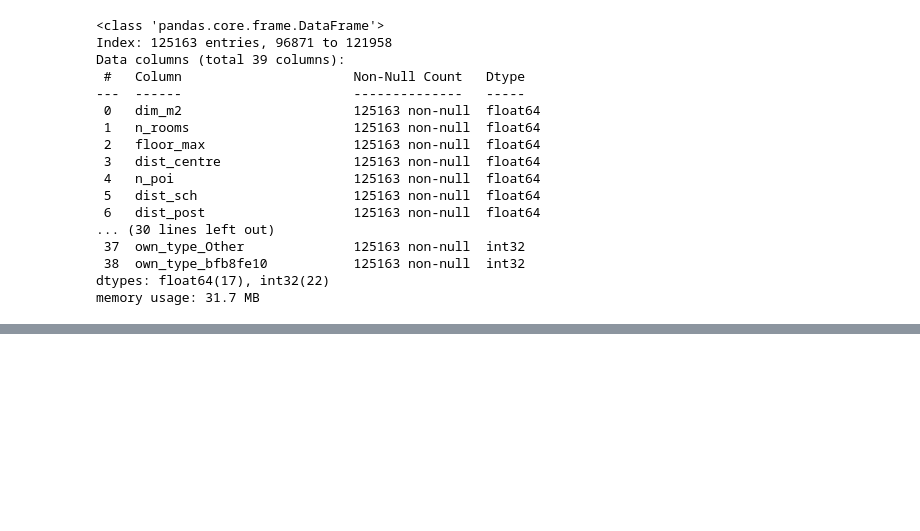
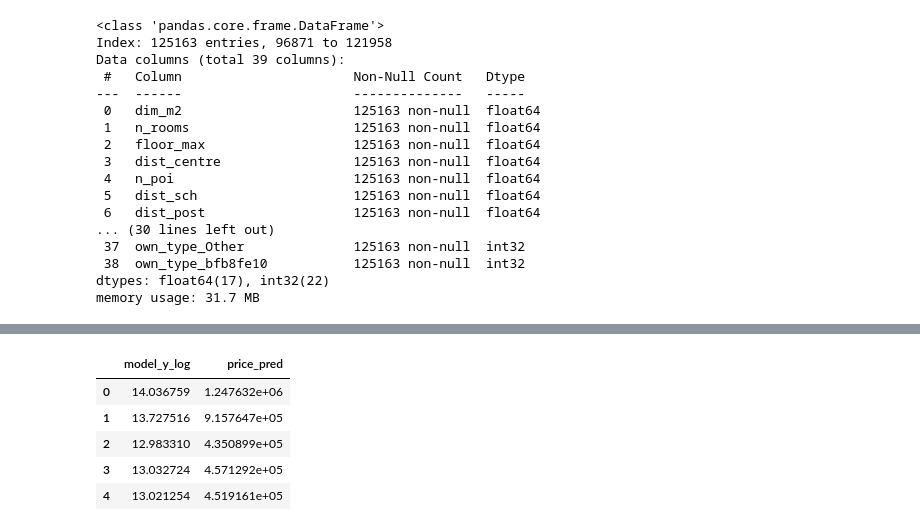
Before and after one commit to Mukhammadkodir27/Machine_Learning_Projects, a Jupyter notebook: Project-ML.ipynb, the cells around one changed output, grey strips where cells are left out. Saved outputs shown, nothing was run; the diff lists cells and outputs as text; code cells hidden in the pictures; blank space fills up the shorter version.

```diff
--- a/Project-ML.ipynb
+++ b/Project-ML.ipynb
@@ -1829,0 +1901,14 @@ memory usage: 31.7 MB
+# %%
+train_X_all = encoded_train.drop(columns=['price_z', 'dist_sch', 'dist_post',
+     'dist_kind', 'dist_rest', 'dist_pharma', 'floor_max', 'neighborhood_crime_rate',
+    'popularity_index', 'green_space_ratio', 'global_economic_index'])
+train_Y = encoded_train['price_z']
+# %%
+train_Y_log = np.log(
+    encoded_train['price_z'] + 1
+)
+model_y_log = LinearRegression().fit(train_X_all, train_Y_log)
+# %%
+pred_train = pd.DataFrame()
+pred_train['model_y_log'] = model_y_log.predict(train_X_all)
+pred_train.head()
@@ -1829,0 +1922,20 @@ memory usage: 31.7 MB
+# %%
+# remember that models lm2 operated on transformed prices.
+# To calculate the real fitted value of these models one should reverse
+# the transformation of the target variable
+# if y2 = ln(y + 1)  then  y = exp (y2) - 1
+
+# Clip predicted log values to avoid overflow in exp
+pred_train['model_y_log'] = pred_train['model_y_log'].clip(upper=15.2)
+
+# Apply inverse log
+pred_train['price_pred'] = np.exp(pred_train['model_y_log']) - 1
+
+pred_train.head()
+# %% [output]
+|  | model_y_log | price_pred |
+| 0 | 14.036759 | 1.247632e+06 |
+| 1 | 13.727516 | 9.157647e+05 |
+| 2 | 12.983310 | 4.350899e+05 |
+| 3 | 13.032724 | 4.571292e+05 |
+| 4 | 13.021254 | 4.519161e+05 |
```
Also changed, not shown: parts of 49 cells of this notebook.
